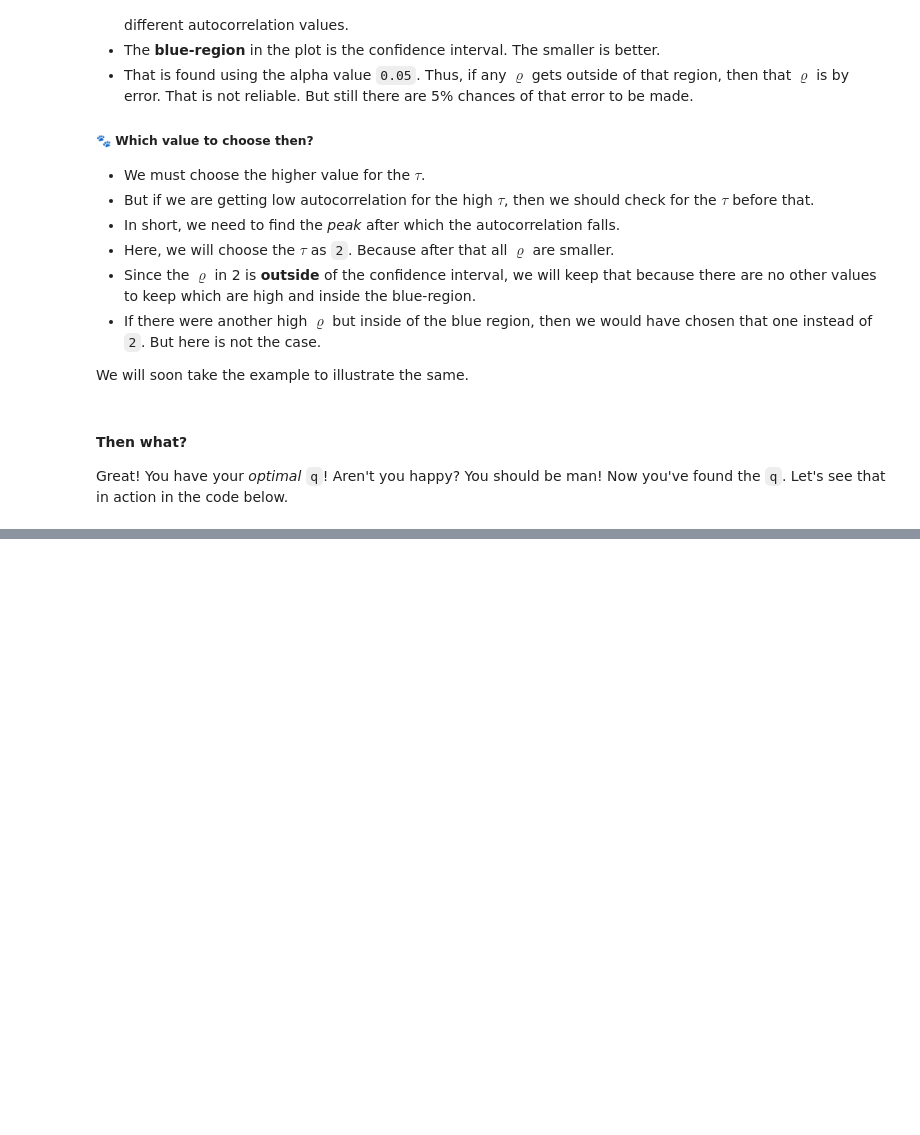
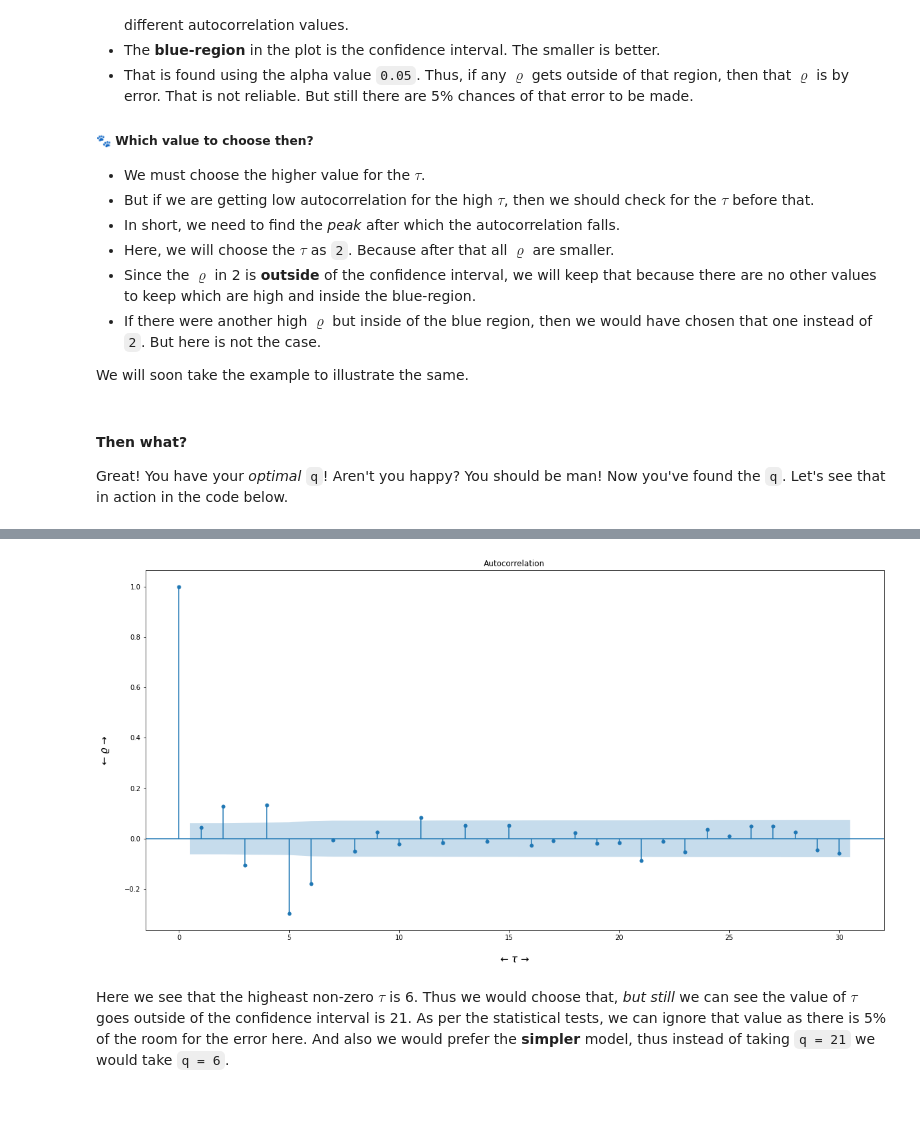
Before and after one commit to AayushSameerShah/TimeSeries-Forecasting, a Jupyter notebook: 3. ARIMA/6. ACF.ipynb, the cells around one changed output, grey strips where cells are left out. Saved outputs shown, nothing was run; the diff lists cells and outputs as text; code cells hidden in the pictures; blank space fills up the shorter version.

```diff
--- a/3. ARIMA/6. ACF.ipynb
+++ b/3. ARIMA/6. ACF.ipynb
@@ -113,0 +165,24 @@ plt.bar(range(len(corrs)), corrs)
+# %%
+errors = seed.randn(1000)
+x6 = []
+
+for i in range(1000):
+    new_point = 0.4 * errors[i-1] \
+                +0.2 * errors[i-2] \
+                -0.4 * errors[i-3] \
+                +0.5 * errors[i-4] \
+                -0.4 * errors[i-5] \
+                -0.3 * errors[i-6] + errors[i]
+    x6.append(new_point)
+
+x6 = np.array(x6)
+# %%
+plot_acf(x6)
+plt.xlabel("← $\\tau$ →", labelpad=20, fontdict={"size":15})
+plt.ylabel("← $\\varrho$ →", labelpad=20, fontdict={"size":15});
+# %% [output]
+[figure, added]
+# %% [markdown]
+Here we see that the higheast non-zero $\tau$ is 6. Thus we would choose that, *but still* we can see the value of $\tau$ goes outside of the confidence interval is 21. As per the statistical tests, we can ignore that value as there is 5% of the room for the error here. And also we would prefer the **simpler** model, thus instead of taking `q = 21` we would take `q = 6`.
+# %% [markdown]
+#
```
Also changed, not shown: parts of 25 cells of this notebook, 2 other files.
